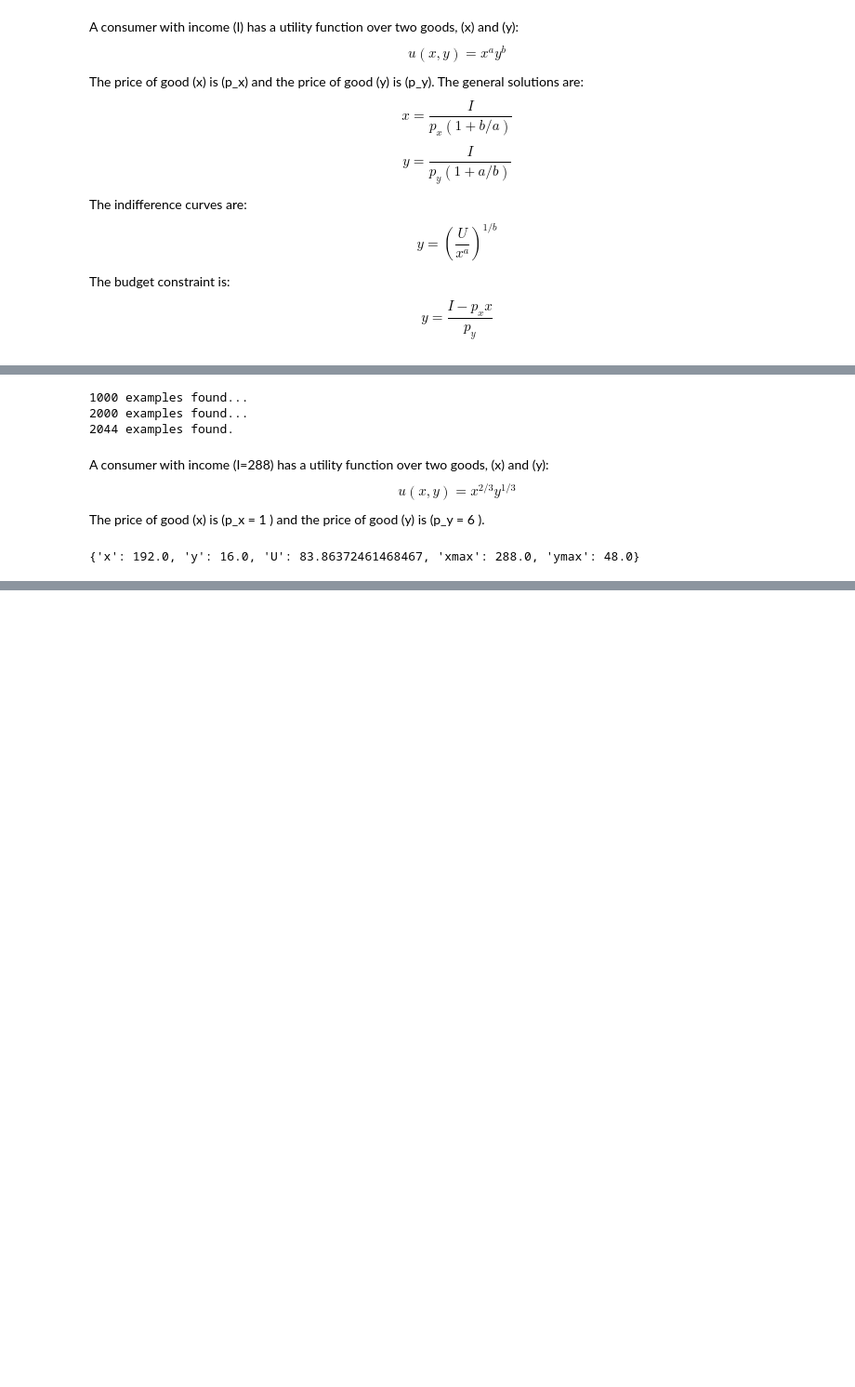
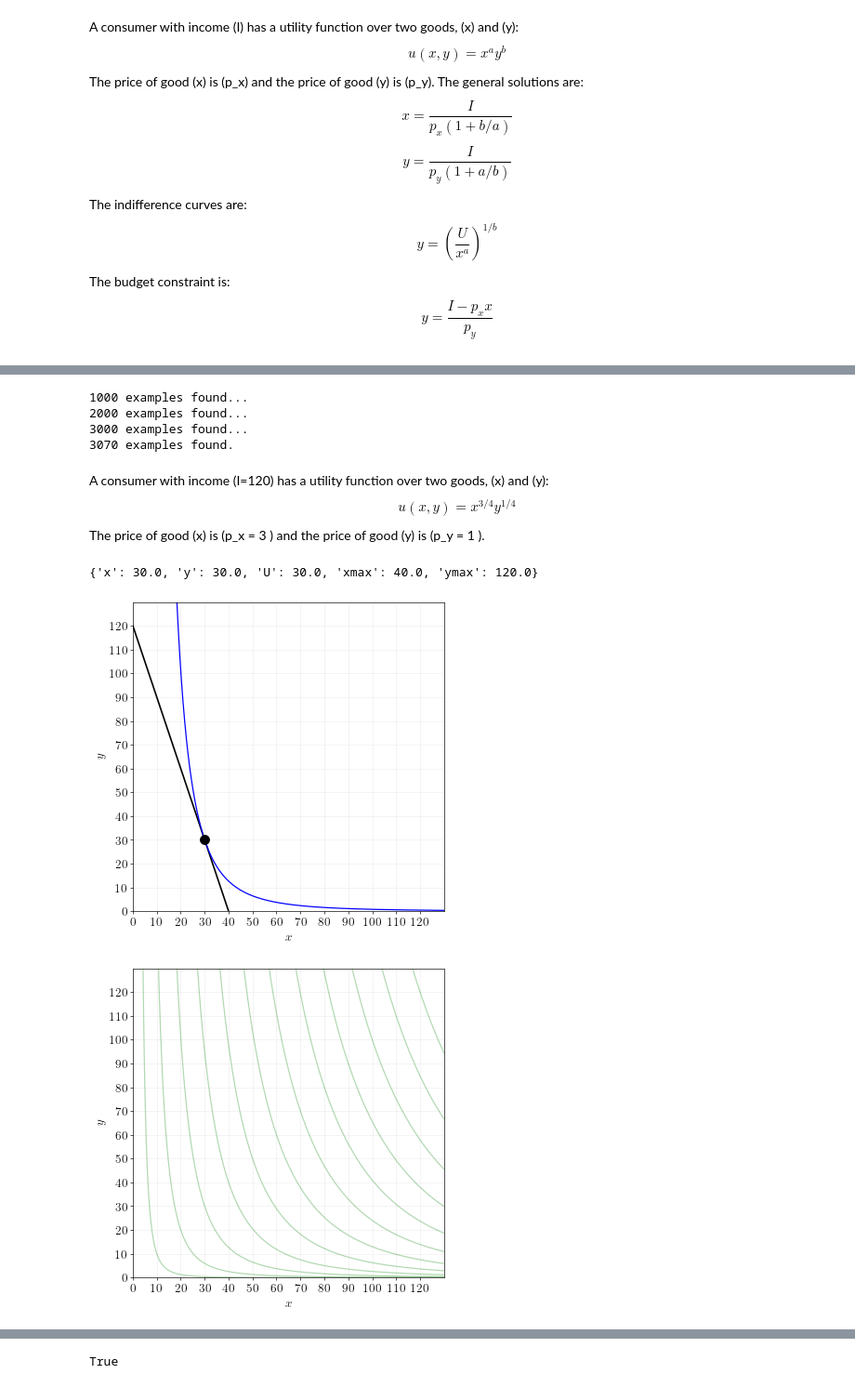
Before and after one commit to ed-kung/CSUN-Econ-310, a Jupyter notebook: _workspace/CobbDouglasConsumer.ipynb, the cells around one changed output, grey strips where cells are left out. Shown: that part at 93% size. Cells and saved outputs as stored; diff of their text form; code cells hidden in the pictures; blank space fills up the shorter version.

```diff
--- a/_workspace/CobbDouglasConsumer.ipynb
+++ b/_workspace/CobbDouglasConsumer.ipynb
@@ -51,32 +60,41 @@ The price of good \(x\) is \(p_x = 1 \) and the price of good \(y\) is \(p_y = 1
 # %%
 examples = []
 n_found = 0
-for d in np.arange(1,5):
-    for nx in np.arange(1,d):
-        ny = d - nx
-        for px in range(1,11):
-            for py in range(1,11):
-                for I in np.array([2,5,10,12,24,36,48,50])*np.maximum(px,py):
-                    params = {'nx':nx,'dx':d,'ny':ny,'dy':d,'I':I,'px':px,'py':py}
-                    prob = CobbDouglasConsumer(params)
-                    if prob.check_solution():
-                        n_found+=1
-                        examples.append( params | prob.sol )
-                        if (n_found%1000==0):
-                            print(f"{n_found} examples found...")
+for xmax_i in np.arange(3,13):
+    for ymax_i in np.arange(3,13):
+        for gmax in [12, 24, 60, 120, 240]:
+            for px in np.arange(1,11):
+                I = xmax_i*(gmax/12)*px
+                py = (xmax_i/ymax_i)*px
+                for d in np.arange(1,5):
+                    for nx in np.arange(1,d):
+                        ny = d - nx
+                        params = {'nx':nx,'dx':d,'ny':ny,'dy':d,'I':I,'px':px,'py':py,'gmax':gmax}
+                        prob = CobbDouglasConsumer(params)
+                        if prob.check_solution():
+                            n_found+=1
+                            examples.append( prob.params | prob.sol )
+                            if (n_found%1000==0):
+                                print(f"{n_found} examples found...")
 examples = pd.DataFrame.from_dict(examples)
 examples.to_csv("CobbDouglasConsumer_examples.csv", index=False, header=True)
 print(f"{len(examples)} examples found.")
 # %% [output]
 1000 examples found...
 2000 examples found...
-2044 examples found.
+3000 examples found...
+3070 examples found.
 # %%
 prob = get_random_prob(CobbDouglasConsumer, "CobbDouglasConsumer_examples.csv")
 display(Latex(prob.setup()))
-prob.sol
+print(prob.sol)
+prob.graph_schematic(show=True)
+prob.graph_with_IC(show=True)
+prob.graph_with_IC(with_solution=True, show=True)
 # %% [output]
-A consumer with income \(I=288\) has a utility function over two goods, \(x\) and \(y\):
-$$ u(x,y) = x^{ 2 / 3 }y^{ 1 / 3 } $$
-The price of good \(x\) is \(p_x = 1 \) and the price of good \(y\) is \(p_y = 6 \).
+A consumer with income \(I=120\) has a utility function over two goods, \(x\) and \(y\):
+$$ u(x,y) = x^{ 3 / 4 }y^{ 1 / 4 } $$
+The price of good \(x\) is \(p_x = 3 \) and the price of good \(y\) is \(p_y = 1 \).
-{'x': 192.0, 'y': 16.0, 'U': 83.86372461468467, 'xmax': 288.0, 'ymax': 48.0}
+{'x': 30.0, 'y': 30.0, 'U': 30.0, 'xmax': 40.0, 'ymax': 120.0}
+[figure, added]
+[figure, added]
@@ -82,0 +102 @@ The price of good \(x\) is \(p_x = 1 \) and the price of good \(y\) is \(p_y = 6
+True
```
Also changed, not shown: parts of 3 cells of this notebook, 6 other files.
